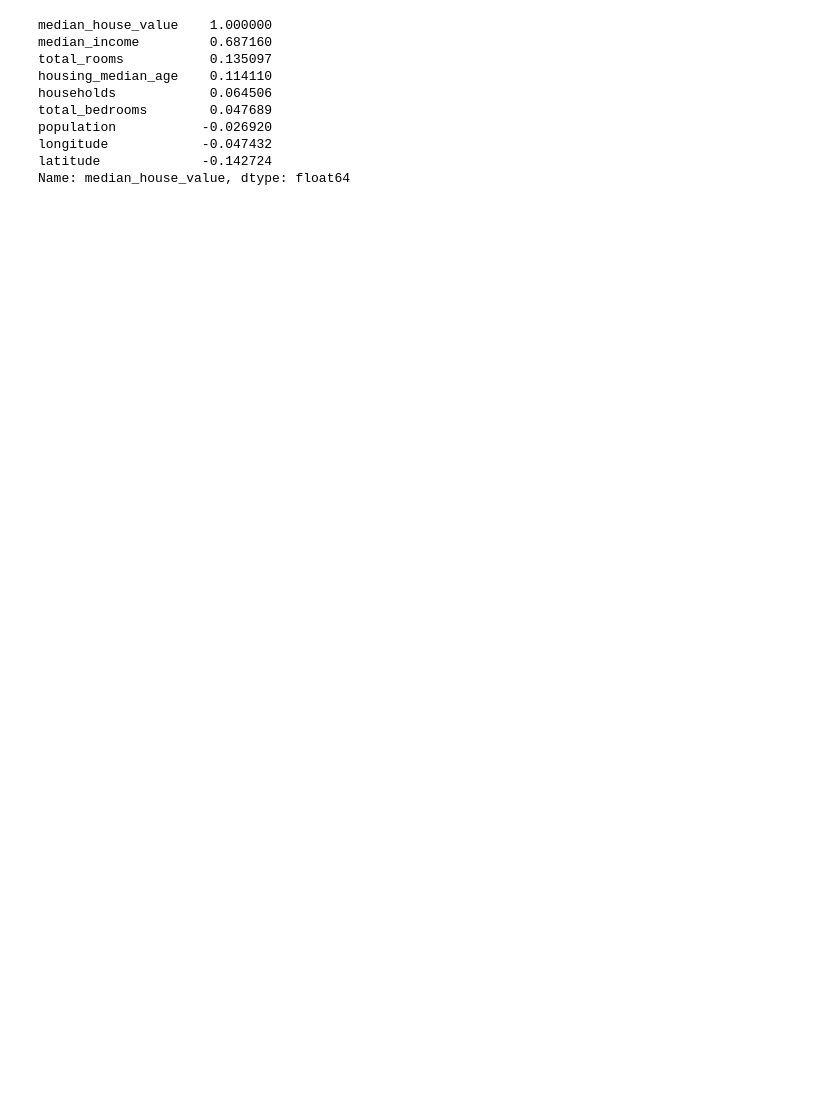
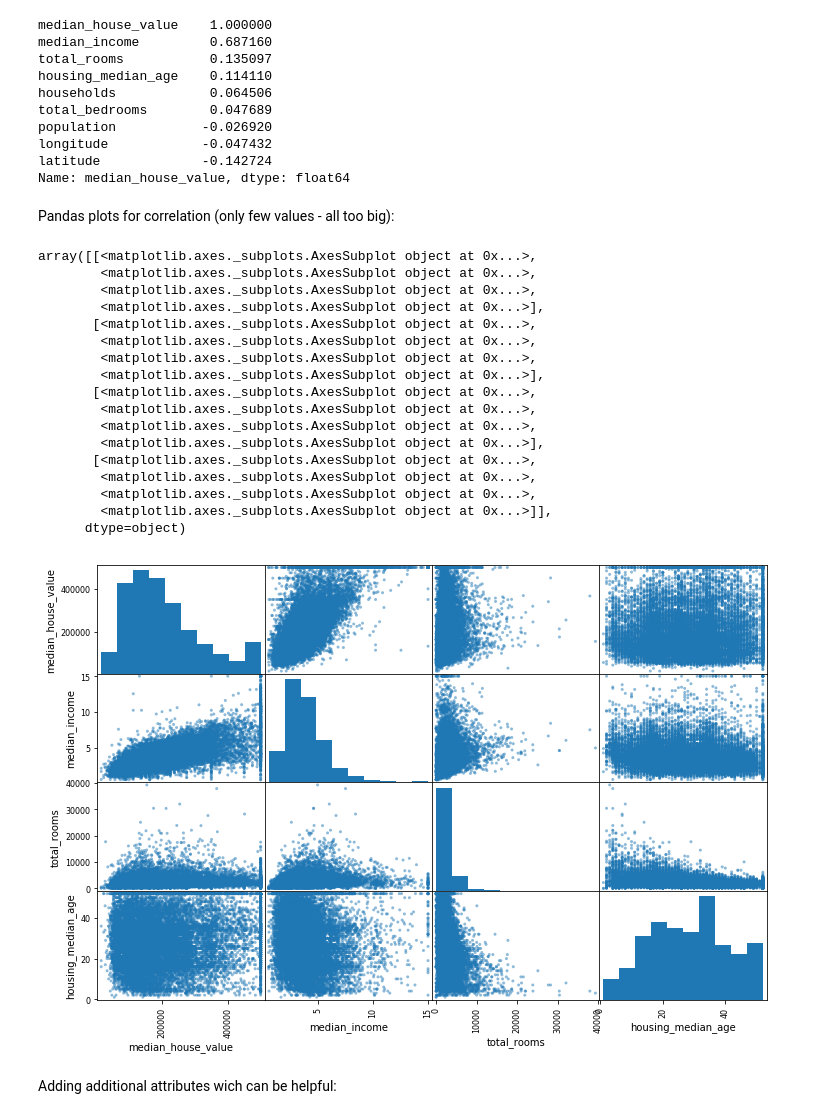
Before and after one commit to Nebizar/MachineLearning-NeuralNetworks, a Jupyter notebook: ML&NN(O'Reilly)/FirstProject/HousingPrices.ipynb, the cells around one changed output. Drawn from its saved outputs; the diff is of its cells as text; code cells hidden in the pictures; blank space fills up the shorter version.

Commit message:
more data operations

```diff
--- a/ML&NN(O'Reilly)/FirstProject/HousingPrices.ipynb
+++ b/ML&NN(O'Reilly)/FirstProject/HousingPrices.ipynb
@@ -237,3 +239,31 @@ population           -0.026920
 longitude            -0.047432
 latitude             -0.142724
 Name: median_house_value, dtype: float64
+# %% [markdown]
+Pandas plots for correlation (only few values - all too big):
+# %%
+from pandas.plotting import scatter_matrix
+
+attr = ["median_house_value", "median_income", "total_rooms", "housing_median_age"]
+scatter_matrix(data[attr], figsize=(12,8))
+# %% [output]
+array([[<matplotlib.axes._subplots.AxesSubplot object at 0x...>,
+        <matplotlib.axes._subplots.AxesSubplot object at 0x...>,
+        <matplotlib.axes._subplots.AxesSubplot object at 0x...>,
+        <matplotlib.axes._subplots.AxesSubplot object at 0x...>],
+       [<matplotlib.axes._subplots.AxesSubplot object at 0x...>,
+        <matplotlib.axes._subplots.AxesSubplot object at 0x...>,
+        <matplotlib.axes._subplots.AxesSubplot object at 0x...>,
+        <matplotlib.axes._subplots.AxesSubplot object at 0x...>],
+       [<matplotlib.axes._subplots.AxesSubplot object at 0x...>,
+        <matplotlib.axes._subplots.AxesSubplot object at 0x...>,
+        <matplotlib.axes._subplots.AxesSubplot object at 0x...>,
+        <matplotlib.axes._subplots.AxesSubplot object at 0x...>],
+       [<matplotlib.axes._subplots.AxesSubplot object at 0x...>,
+        <matplotlib.axes._subplots.AxesSubplot object at 0x...>,
+        <matplotlib.axes._subplots.AxesSubplot object at 0x...>,
+        <matplotlib.axes._subplots.AxesSubplot object at 0x...>]],
+      dtype=object)
+[figure, added]
+# %% [markdown]
+Adding additional attributes wich can be helpful:
```
Also changed, not shown: parts of 8 cells of this notebook.
